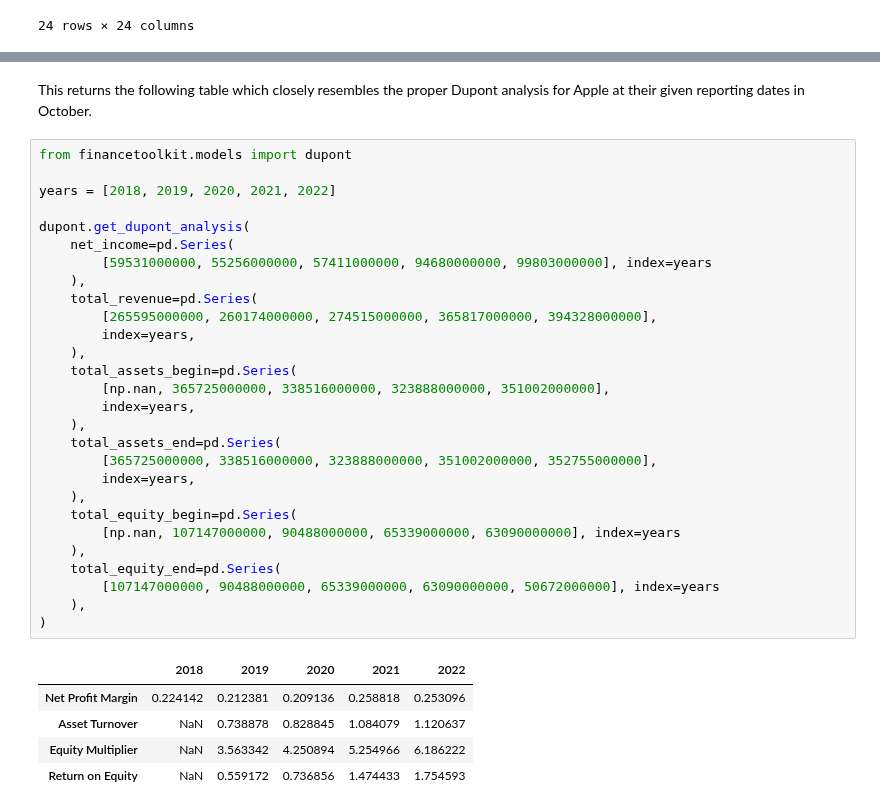
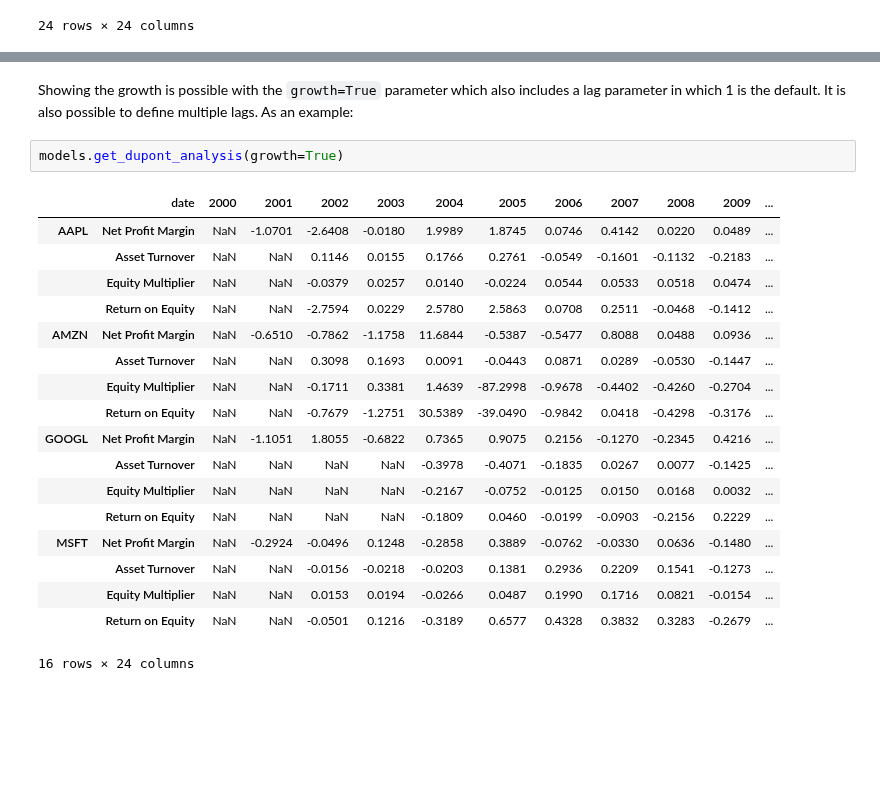
Before and after one commit to JerBouma/FinanceToolkit, a Jupyter notebook: examples/Finance Toolkit - 1. Getting Started.ipynb, the cells around one changed output, grey strips where cells are left out. Saved outputs shown, nothing was run; the diff lists cells and outputs as text; blank space fills up the shorter version.

Commit message:
Update the examples"

```diff
--- a/examples/Finance Toolkit - 1. Getting Started.ipynb
+++ b/examples/Finance Toolkit - 1. Getting Started.ipynb
@@ -436,36 +389,23 @@ pd.DataFrame(components)
-# %% [markdown]
-This returns the following table which closely resembles the proper Dupont analysis for Apple at their given reporting dates in October.
-# %%
-from financetoolkit.models import dupont
-
-years = [2018, 2019, 2020, 2021, 2022]
-
-dupont.get_dupont_analysis(
-    net_income=pd.Series(
-        [59531000000, 55256000000, 57411000000, 94680000000, 99803000000], index=years
-    ),
-    total_revenue=pd.Series(
-        [265595000000, 260174000000, 274515000000, 365817000000, 394328000000],
-        index=years,
-    ),
-    total_assets_begin=pd.Series(
-        [np.nan, 365725000000, 338516000000, 323888000000, 351002000000],
-        index=years,
-    ),
-    total_assets_end=pd.Series(
-        [365725000000, 338516000000, 323888000000, 351002000000, 352755000000],
-        index=years,
-    ),
-    total_equity_begin=pd.Series(
-        [np.nan, 107147000000, 90488000000, 65339000000, 63090000000], index=years
-    ),
-    total_equity_end=pd.Series(
-        [107147000000, 90488000000, 65339000000, 63090000000, 50672000000], index=years
-    ),
-)
-# %% [output]
-|  | 2018 | 2019 | 2020 | 2021 | 2022 |
-| Net Profit Margin | 0.224142 | 0.212381 | 0.209136 | 0.258818 | 0.253096 |
-| Asset Turnover | NaN | 0.738878 | 0.828845 | 1.084079 | 1.120637 |
-| Equity Multiplier | NaN | 3.563342 | 4.250894 | 5.254966 | 6.186222 |
-| Return on Equity | NaN | 0.559172 | 0.736856 | 1.474433 | 1.754593 |
+# %% [markdown]
+Showing the growth is possible with the `growth=True` parameter which also includes a lag parameter in which 1 is the default. It is also possible to define multiple lags. As an example:
+# %%
+models.get_dupont_analysis(growth=True)
+# %% [output]
+|  | date | 2000 | 2001 | 2002 | 2003 | 2004 | 2005 | 2006 | 2007 | 2008 | 2009 | ... |
+| AAPL | Net Profit Margin | NaN | -1.0701 | -2.6408 | -0.0180 | 1.9989 | 1.8745 | 0.0746 | 0.4142 | 0.0220 | 0.0489 | ... |
+|  | Asset Turnover | NaN | NaN | 0.1146 | 0.0155 | 0.1766 | 0.2761 | -0.0549 | -0.1601 | -0.1132 | -0.2183 | ... |
+|  | Equity Multiplier | NaN | NaN | -0.0379 | 0.0257 | 0.0140 | -0.0224 | 0.0544 | 0.0533 | 0.0518 | 0.0474 | ... |
+|  | Return on Equity | NaN | NaN | -2.7594 | 0.0229 | 2.5780 | 2.5863 | 0.0708 | 0.2511 | -0.0468 | -0.1412 | ... |
+| AMZN | Net Profit Margin | NaN | -0.6510 | -0.7862 | -1.1758 | 11.6844 | -0.5387 | -0.5477 | 0.8088 | 0.0488 | 0.0936 | ... |
+|  | Asset Turnover | NaN | NaN | 0.3098 | 0.1693 | 0.0091 | -0.0443 | 0.0871 | 0.0289 | -0.0530 | -0.1447 | ... |
+|  | Equity Multiplier | NaN | NaN | -0.1711 | 0.3381 | 1.4639 | -87.2998 | -0.9678 | -0.4402 | -0.4260 | -0.2704 | ... |
+|  | Return on Equity | NaN | NaN | -0.7679 | -1.2751 | 30.5389 | -39.0490 | -0.9842 | 0.0418 | -0.4298 | -0.3176 | ... |
+| GOOGL | Net Profit Margin | NaN | -1.1051 | 1.8055 | -0.6822 | 0.7365 | 0.9075 | 0.2156 | -0.1270 | -0.2345 | 0.4216 | ... |
+|  | Asset Turnover | NaN | NaN | NaN | NaN | -0.3978 | -0.4071 | -0.1835 | 0.0267 | 0.0077 | -0.1425 | ... |
+|  | Equity Multiplier | NaN | NaN | NaN | NaN | -0.2167 | -0.0752 | -0.0125 | 0.0150 | 0.0168 | 0.0032 | ... |
+|  | Return on Equity | NaN | NaN | NaN | NaN | -0.1809 | 0.0460 | -0.0199 | -0.0903 | -0.2156 | 0.2229 | ... |
+| MSFT | Net Profit Margin | NaN | -0.2924 | -0.0496 | 0.1248 | -0.2858 | 0.3889 | -0.0762 | -0.0330 | 0.0636 | -0.1480 | ... |
+|  | Asset Turnover | NaN | NaN | -0.0156 | -0.0218 | -0.0203 | 0.1381 | 0.2936 | 0.2209 | 0.1541 | -0.1273 | ... |
+|  | Equity Multiplier | NaN | NaN | 0.0153 | 0.0194 | -0.0266 | 0.0487 | 0.1990 | 0.1716 | 0.0821 | -0.0154 | ... |
+|  | Return on Equity | NaN | NaN | -0.0501 | 0.1216 | -0.3189 | 0.6577 | 0.4328 | 0.3832 | 0.3283 | -0.2679 | ... |
+16 rows × 24 columns
```
Also changed, not shown: parts of 26 cells of this notebook.
